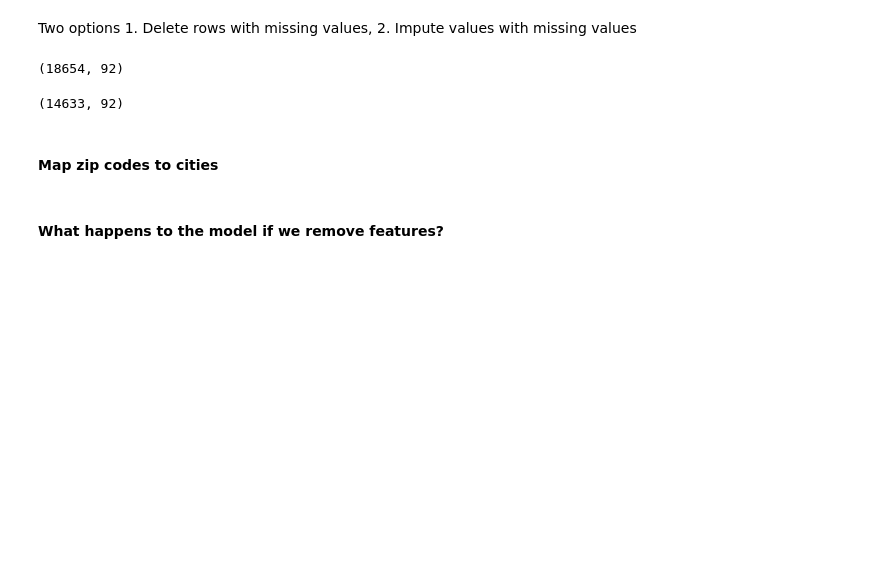
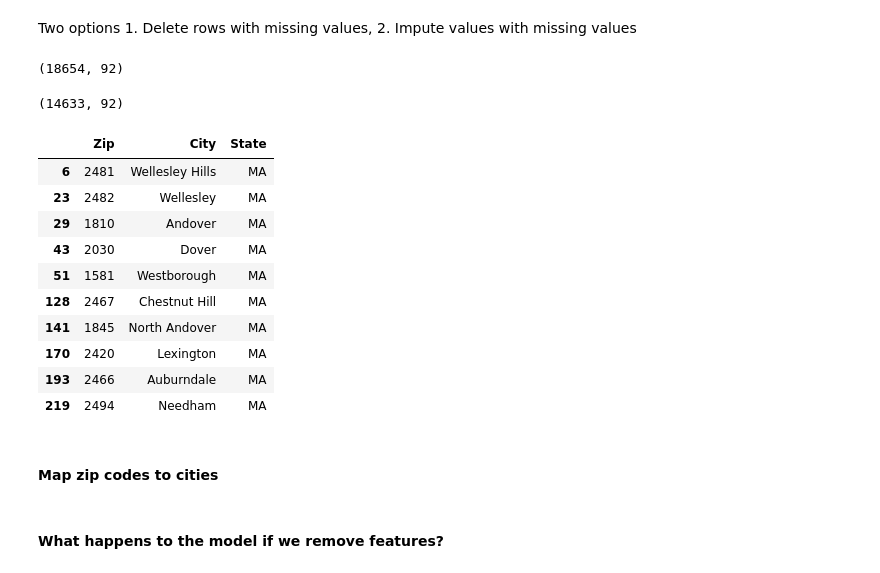
Before and after one commit to MLondon1027/Relocation_Recommender_System, a Jupyter notebook: Real_Estate_Recommender.ipynb, the cells around one changed output. Saved outputs shown, nothing was run; the diff lists cells and outputs as text; code cells hidden in the pictures; blank space fills up the shorter version.

```diff
--- a/Real_Estate_Recommender.ipynb
+++ b/Real_Estate_Recommender.ipynb
@@ -853,8 +853,20 @@ def cosine_recommend_zip(zip_input, num=10, city=None, state=None):
 # %%
 pd.set_option('display.max_rows', None)
 pd.set_option('display.max_columns', None)
 pd.set_option('display.width', None)
-cosine_recommend_zip('98006', 10, city=None, state='MA')
+cosine_recommend_zip('75205', 10, city=None, state='MA')
+# %% [output]
+|  | Zip | City | State |
+| 6 | 2481 | Wellesley Hills | MA |
+| 23 | 2482 | Wellesley | MA |
+| 29 | 1810 | Andover | MA |
+| 43 | 2030 | Dover | MA |
+| 51 | 1581 | Westborough | MA |
+| 128 | 2467 | Chestnut Hill | MA |
+| 141 | 1845 | North Andover | MA |
+| 170 | 2420 | Lexington | MA |
+| 193 | 2466 | Auburndale | MA |
+| 219 | 2494 | Needham | MA |
 # %% [markdown]
 #### Map zip codes to cities
 # %%
```
Also changed, not shown: parts of 14 cells of this notebook.
